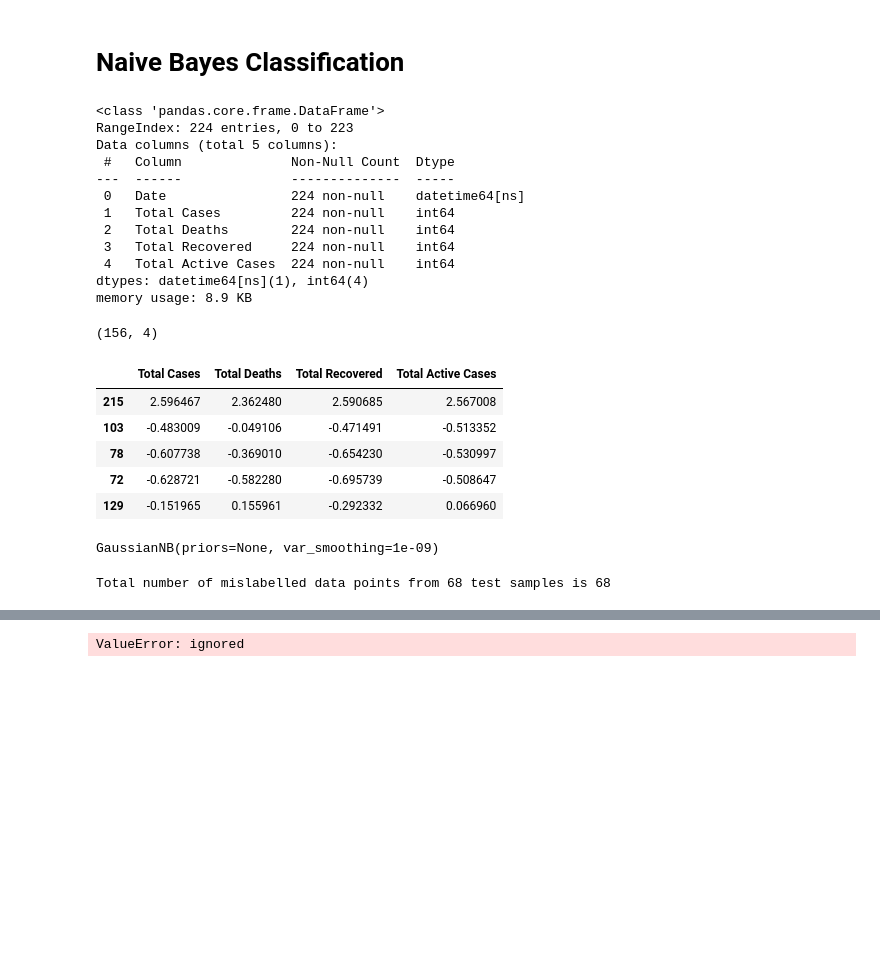
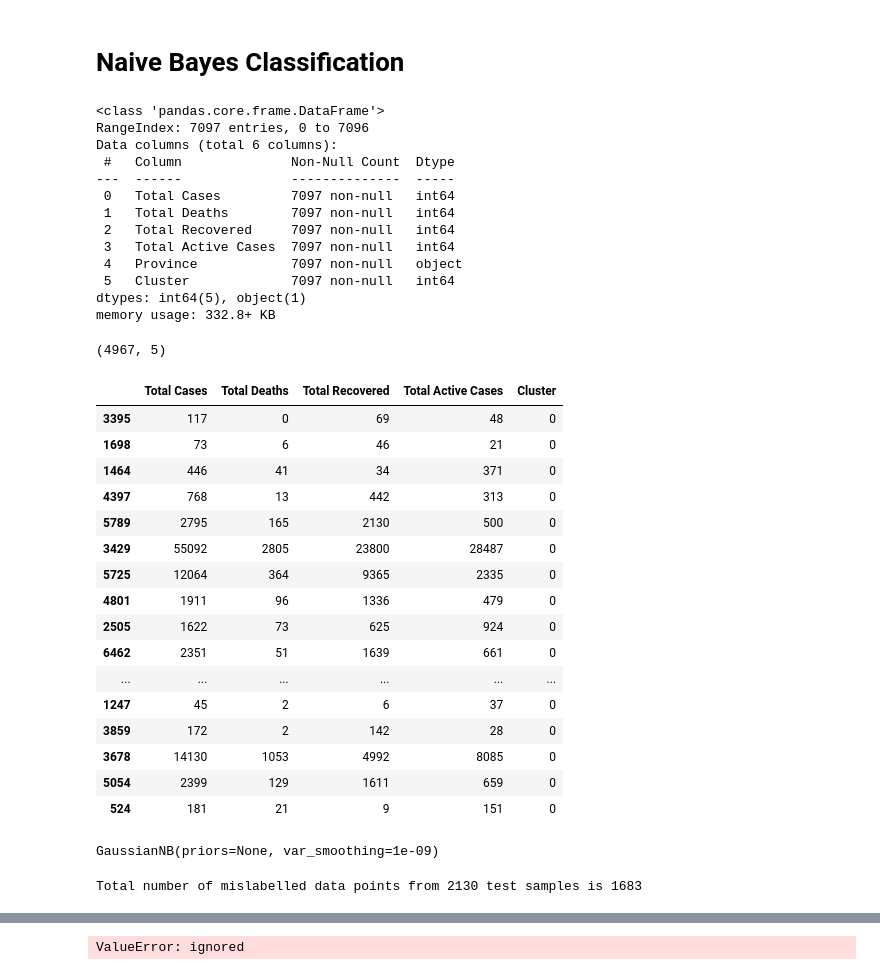
Before and after one commit to Andhi1710/python, a Jupyter notebook: (Andhi_Hamzah)_Covid_19_Indonesia_Dataset.ipynb, the cells around one changed output, grey strips where cells are left out. Saved outputs shown, nothing was run; the diff lists cells and outputs as text; code cells hidden in the pictures; blank space fills up the shorter version.

```diff
--- a/(Andhi_Hamzah)_Covid_19_Indonesia_Dataset.ipynb
+++ b/(Andhi_Hamzah)_Covid_19_Indonesia_Dataset.ipynb
@@ -1179,37 +1170,49 @@ from sklearn.model_selection import train_test_split
 
 test_size=0.3 # Test-set fraction
 # %%
-Jb_covid_total.info()
+data_means.info()
 # %% [output]
 <class 'pandas.core.frame.DataFrame'>
-RangeIndex: 224 entries, 0 to 223
-Data columns (total 5 columns):
+RangeIndex: 7097 entries, 0 to 7096
+Data columns (total 6 columns):
  #   Column              Non-Null Count  Dtype
 ---  ------              --------------  -----
- 0   Date                224 non-null    datetime64[ns]
- 1   Total Cases         224 non-null    int64
- 2   Total Deaths        224 non-null    int64
- 3   Total Recovered     224 non-null    int64
- 4   Total Active Cases  224 non-null    int64
-dtypes: datetime64[ns](1), int64(4)
-memory usage: 8.9 KB
+ 0   Total Cases         7097 non-null   int64
+ 1   Total Deaths        7097 non-null   int64
+ 2   Total Recovered     7097 non-null   int64
+ 3   Total Active Cases  7097 non-null   int64
+ 4   Province            7097 non-null   object
+ 5   Cluster             7097 non-null   int64
+dtypes: int64(5), object(1)
+memory usage: 332.8+ KB
 # %%
-X = Jb_covid_total.drop('Date', axis=1)
-y = Jb_covid_total['Date']
+X = data_means.drop('Province', axis=1)
+y = data_means['Province']
 X_train, X_test, y_train, y_test = train_test_split(X, y, test_size=test_size)
 # %%
 X_train.shape
 # %% [output]
-(156, 4)
+(4967, 5)
 # %%
-X_train.head()
+X_train.head(20)
 # %% [output]
-|  | Total Cases | Total Deaths | Total Recovered | Total Active Cases |
-| 215 | 2.596467 | 2.362480 | 2.590685 | 2.567008 |
-| 103 | -0.483009 | -0.049106 | -0.471491 | -0.513352 |
-| 78 | -0.607738 | -0.369010 | -0.654230 | -0.530997 |
-| 72 | -0.628721 | -0.582280 | -0.695739 | -0.508647 |
-| 129 | -0.151965 | 0.155961 | -0.292332 | 0.066960 |
+|  | Total Cases | Total Deaths | Total Recovered | Total Active Cases | Cluster |
+| 3395 | 117 | 0 | 69 | 48 | 0 |
+| 1698 | 73 | 6 | 46 | 21 | 0 |
+| 1464 | 446 | 41 | 34 | 371 | 0 |
+| 4397 | 768 | 13 | 442 | 313 | 0 |
+| 5789 | 2795 | 165 | 2130 | 500 | 0 |
+| 3429 | 55092 | 2805 | 23800 | 28487 | 0 |
+| 5725 | 12064 | 364 | 9365 | 2335 | 0 |
+| 4801 | 1911 | 96 | 1336 | 479 | 0 |
+| 2505 | 1622 | 73 | 625 | 924 | 0 |
+| 6462 | 2351 | 51 | 1639 | 661 | 0 |
+| ... | ... | ... | ... | ... | ... |
+| 1247 | 45 | 2 | 6 | 37 | 0 |
+| 3859 | 172 | 2 | 142 | 28 | 0 |
+| 3678 | 14130 | 1053 | 4992 | 8085 | 0 |
+| 5054 | 2399 | 129 | 1611 | 659 | 0 |
+| 524 | 181 | 21 | 9 | 151 | 0 |
 # %%
 from sklearn.naive_bayes import GaussianNB
 # %%
@@ -1223,7 +1226,7 @@ y_pred = nbc.predict(X_test)
 mislabel = np.sum((y_test!=y_pred))
 print("Total number of mislabelled data points from {} test samples is {}".format(len(y_test),mislabel))
 # %% [output]
-Total number of mislabelled data points from 68 test samples is 68
+Total number of mislabelled data points from 2130 test samples is 1683
 # %%
 from sklearn.metrics import classification_report
 # %%
```
Also changed, not shown: parts of 16 cells of this notebook.
